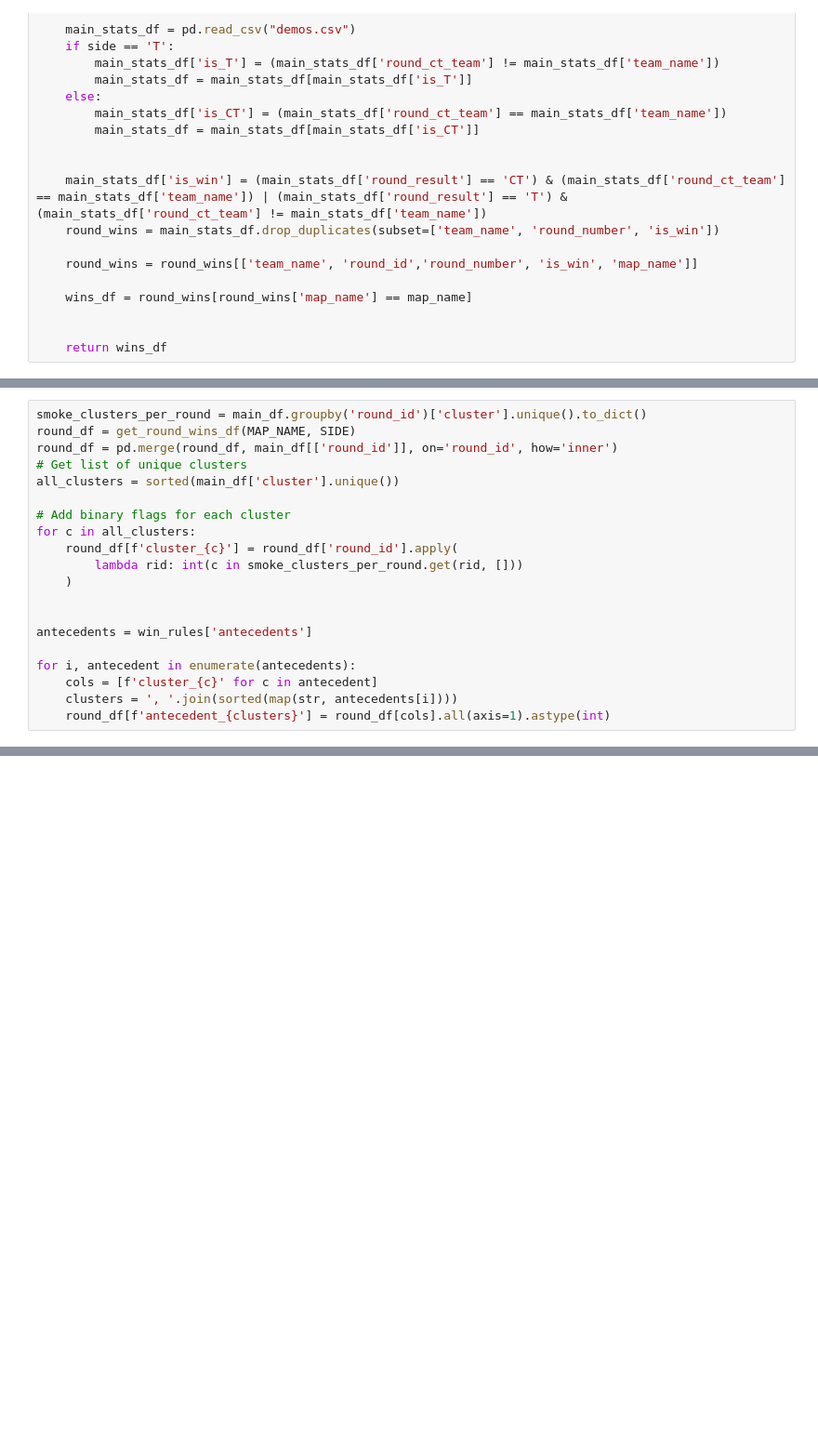
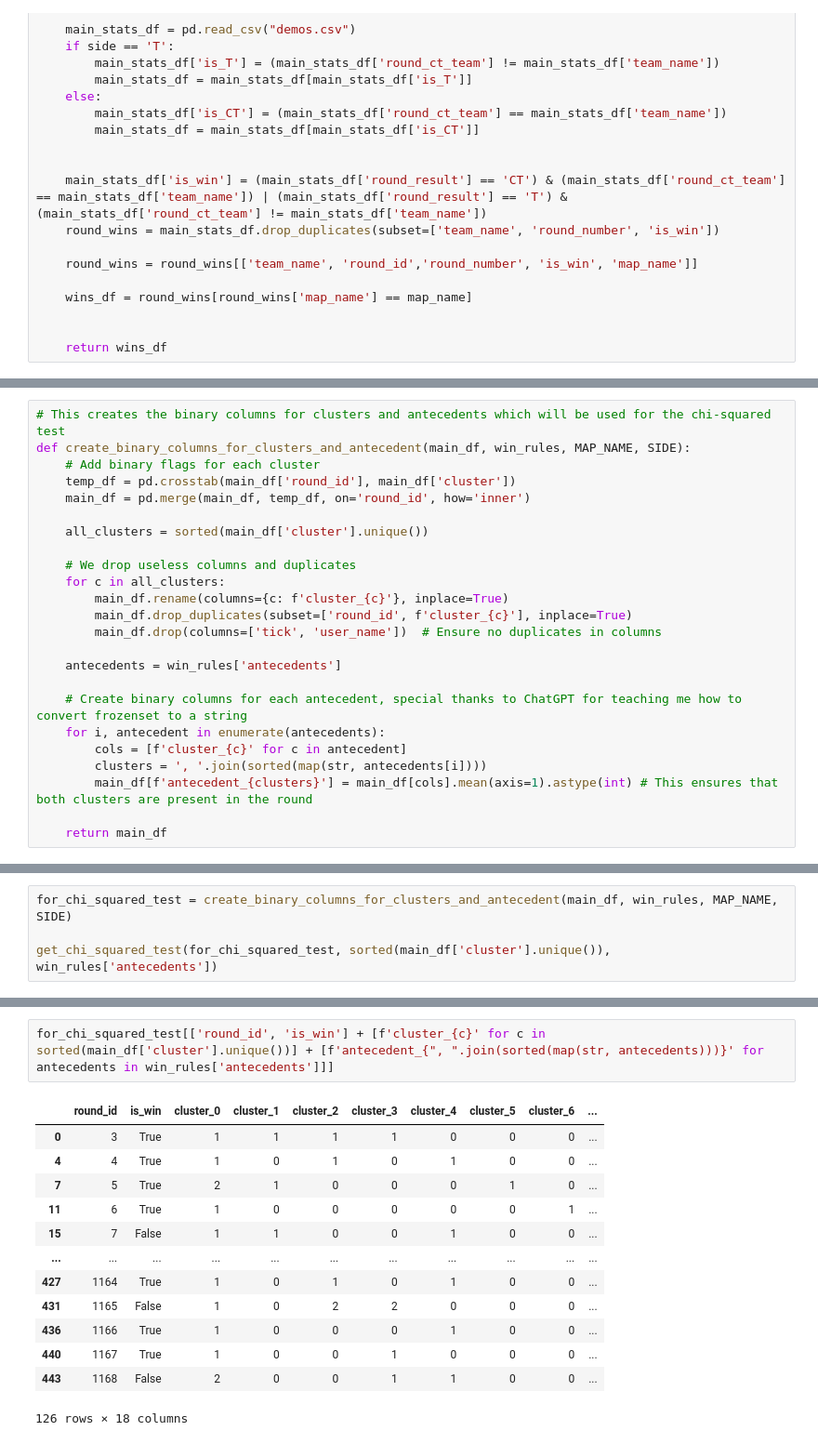
Before and after one commit to iwillreku3206/CSMODEL-MP, a Jupyter notebook: smokes_clustering.ipynb, the cells around one changed output, grey strips where cells are left out. Shown: that part at 93% size. Saved outputs shown, nothing was run; the diff lists cells and outputs as text; blank space fills up the shorter version.

```diff
--- a/smokes_clustering.ipynb
+++ b/smokes_clustering.ipynb
@@ -167,20 +162,24 @@ Chi-squared: 17.372308513883553, p-value: 0.09733503190138845, degrees of freedo
 # %%
-smoke_clusters_per_round = main_df.groupby('round_id')['cluster'].unique().to_dict()
-round_df = get_round_wins_df(MAP_NAME, SIDE)
-round_df = pd.merge(round_df, main_df[['round_id']], on='round_id', how='inner')
-# Get list of unique clusters
-all_clusters = sorted(main_df['cluster'].unique())
+# This creates the binary columns for clusters and antecedents which will be used for the chi-squared test
+def create_binary_columns_for_clusters_and_antecedent(main_df, win_rules, MAP_NAME, SIDE):
+    # Add binary flags for each cluster
+    temp_df = pd.crosstab(main_df['round_id'], main_df['cluster'])
+    main_df = pd.merge(main_df, temp_df, on='round_id', how='inner')
 
-# Add binary flags for each cluster
-for c in all_clusters:
-    round_df[f'cluster_{c}'] = round_df['round_id'].apply(
-        lambda rid: int(c in smoke_clusters_per_round.get(rid, []))
-    )
+    all_clusters = sorted(main_df['cluster'].unique())
 
+    # We drop useless columns and duplicates
+    for c in all_clusters:
+        main_df.rename(columns={c: f'cluster_{c}'}, inplace=True)
+        main_df.drop_duplicates(subset=['round_id', f'cluster_{c}'], inplace=True)
+        main_df.drop(columns=['tick', 'user_name'])  # Ensure no duplicates in columns
 
-antecedents = win_rules['antecedents']
+    antecedents = win_rules['antecedents']
 
-for i, antecedent in enumerate(antecedents):
-    cols = [f'cluster_{c}' for c in antecedent]
-    clusters = ', '.join(sorted(map(str, antecedents[i])))
-    round_df[f'antecedent_{clusters}'] = round_df[cols].all(axis=1).astype(int)
+    # Create binary columns for each antecedent, special thanks to ChatGPT for teaching me how to convert frozenset to a string
+    for i, antecedent in enumerate(antecedents):
+        cols = [f'cluster_{c}' for c in antecedent]
+        clusters = ', '.join(sorted(map(str, antecedents[i])))
+        main_df[f'antecedent_{clusters}'] = main_df[cols].mean(axis=1).astype(int) # This ensures that both clusters are present in the round
+
+    return main_df
@@ -232,0 +200,4 @@ Antecedent 3 → p = 0.9251
+# %%
+for_chi_squared_test = create_binary_columns_for_clusters_and_antecedent(main_df, win_rules, MAP_NAME, SIDE)
+
+get_chi_squared_test(for_chi_squared_test, sorted(main_df['cluster'].unique()), win_rules['antecedents'])
@@ -232,0 +221,16 @@ Antecedent 3 → p = 0.9251
+# %%
+for_chi_squared_test[['round_id', 'is_win'] + [f'cluster_{c}' for c in sorted(main_df['cluster'].unique())] + [f'antecedent_{", ".join(sorted(map(str, antecedents)))}' for antecedents in win_rules['antecedents']]]
+# %% [output]
+|  | round_id | is_win | cluster_0 | cluster_1 | cluster_2 | cluster_3 | cluster_4 | cluster_5 | cluster_6 | ... |
+| 0 | 3 | True | 1 | 1 | 1 | 1 | 0 | 0 | 0 | ... |
+| 4 | 4 | True | 1 | 0 | 1 | 0 | 1 | 0 | 0 | ... |
+| 7 | 5 | True | 2 | 1 | 0 | 0 | 0 | 1 | 0 | ... |
+| 11 | 6 | True | 1 | 0 | 0 | 0 | 0 | 0 | 1 | ... |
+| 15 | 7 | False | 1 | 1 | 0 | 0 | 1 | 0 | 0 | ... |
+| ... | ... | ... | ... | ... | ... | ... | ... | ... | ... | ... |
+| 427 | 1164 | True | 1 | 0 | 1 | 0 | 1 | 0 | 0 | ... |
+| 431 | 1165 | False | 1 | 0 | 2 | 2 | 0 | 0 | 0 | ... |
+| 436 | 1166 | True | 1 | 0 | 0 | 0 | 1 | 0 | 0 | ... |
+| 440 | 1167 | True | 1 | 0 | 0 | 1 | 0 | 0 | 0 | ... |
+| 443 | 1168 | False | 2 | 0 | 0 | 1 | 1 | 0 | 0 | ... |
+126 rows × 18 columns
```
Also changed, not shown: parts of 10 cells of this notebook.
